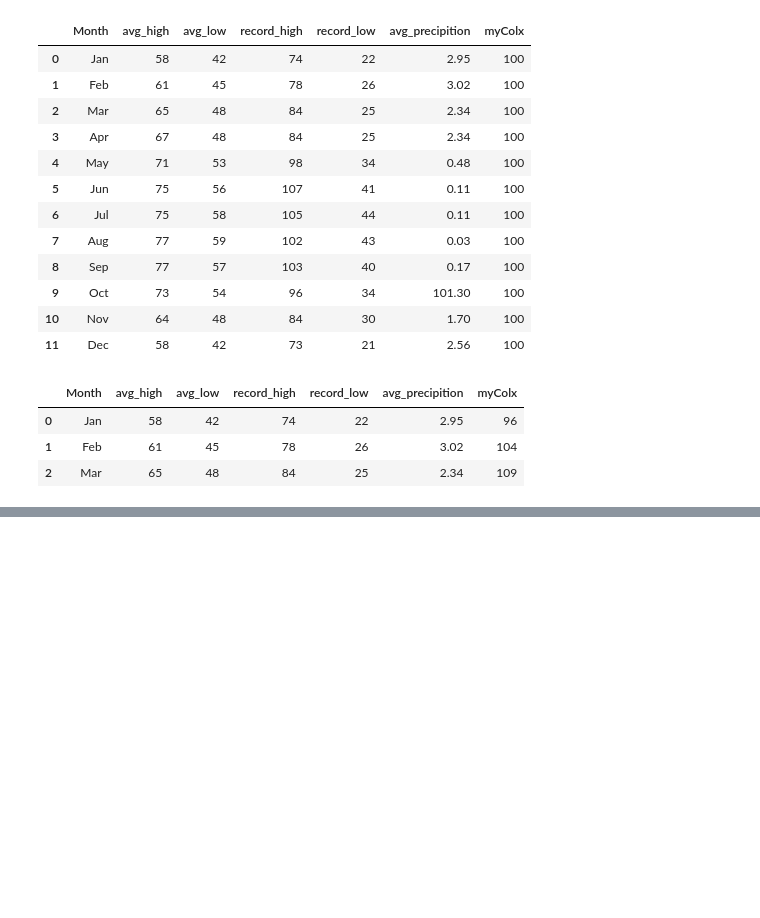
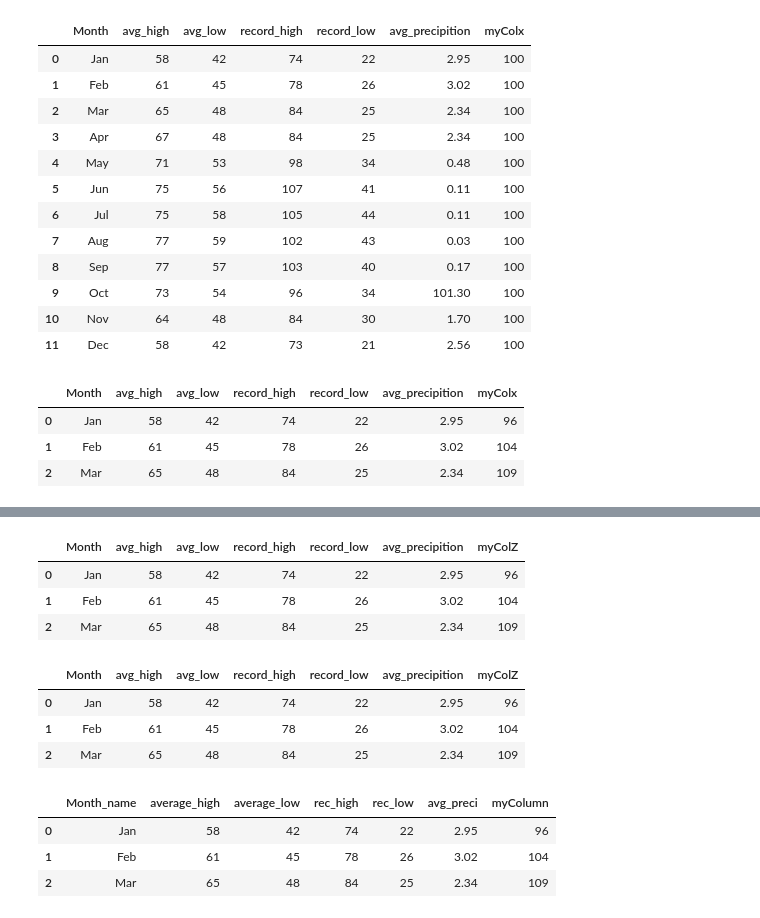
Before and after one commit to Janasya85/Datasciences, a Jupyter notebook: Pandas_Essentials_Jany.ipynb, the cells around one changed output, grey strips where cells are left out. Drawn from its saved outputs; the diff is of its cells as text; code cells hidden in the pictures; blank space fills up the shorter version.

```diff
--- a/Pandas_Essentials_Jany.ipynb
+++ b/Pandas_Essentials_Jany.ipynb
@@ -1242,0 +1260,8 @@ dfWeather.head(3)
+# %%
+
+dfWeather.head(3)
+# %% [output]
+|  | Month | avg_high | avg_low | record_high | record_low | avg_precipition | myColZ |
+| 0 | Jan | 58 | 42 | 74 | 22 | 2.95 | 96 |
+| 1 | Feb | 61 | 45 | 78 | 26 | 3.02 | 104 |
+| 2 | Mar | 65 | 48 | 84 | 25 | 2.34 | 109 |
@@ -1242,0 +1271,7 @@ dfWeather.head(3)
+# %%
+dfWeather.head(3)
+# %% [output]
+|  | Month | avg_high | avg_low | record_high | record_low | avg_precipition | myColZ |
+| 0 | Jan | 58 | 42 | 74 | 22 | 2.95 | 96 |
+| 1 | Feb | 61 | 45 | 78 | 26 | 3.02 | 104 |
+| 2 | Mar | 65 | 48 | 84 | 25 | 2.34 | 109 |
@@ -1242,0 +1281,7 @@ dfWeather.head(3)
+# %%
+dfWeather.head(3)
+# %% [output]
+|  | Month_name | average_high | average_low | rec_high | rec_low | avg_preci | myColumn |
+| 0 | Jan | 58 | 42 | 74 | 22 | 2.95 | 96 |
+| 1 | Feb | 61 | 45 | 78 | 26 | 3.02 | 104 |
+| 2 | Mar | 65 | 48 | 84 | 25 | 2.34 | 109 |
```
Also changed, not shown: parts of 74 cells of this notebook.
